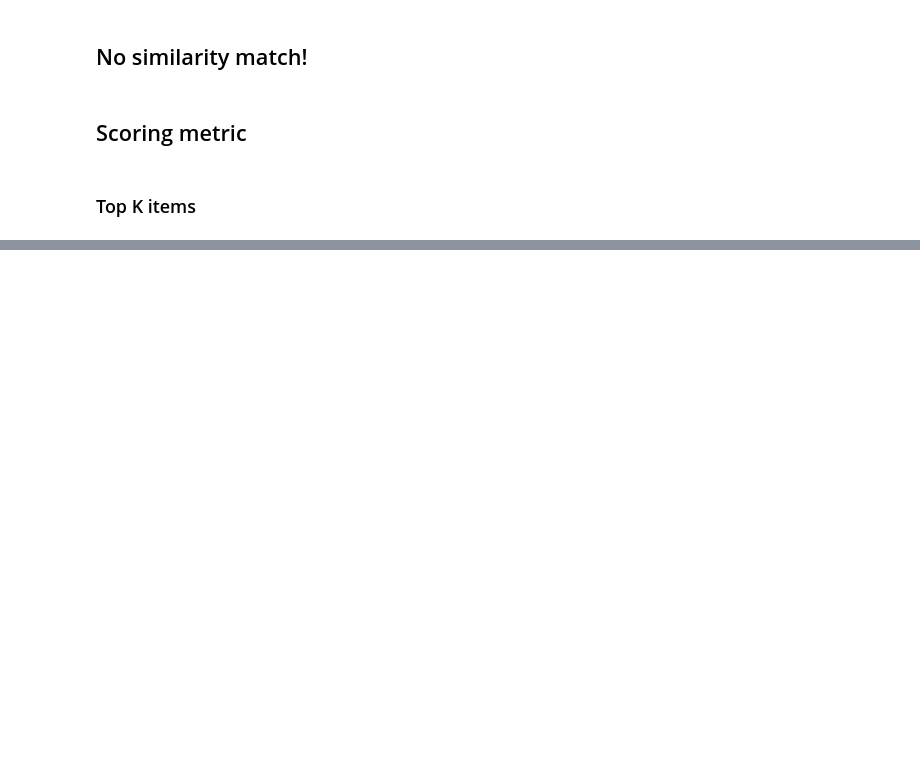
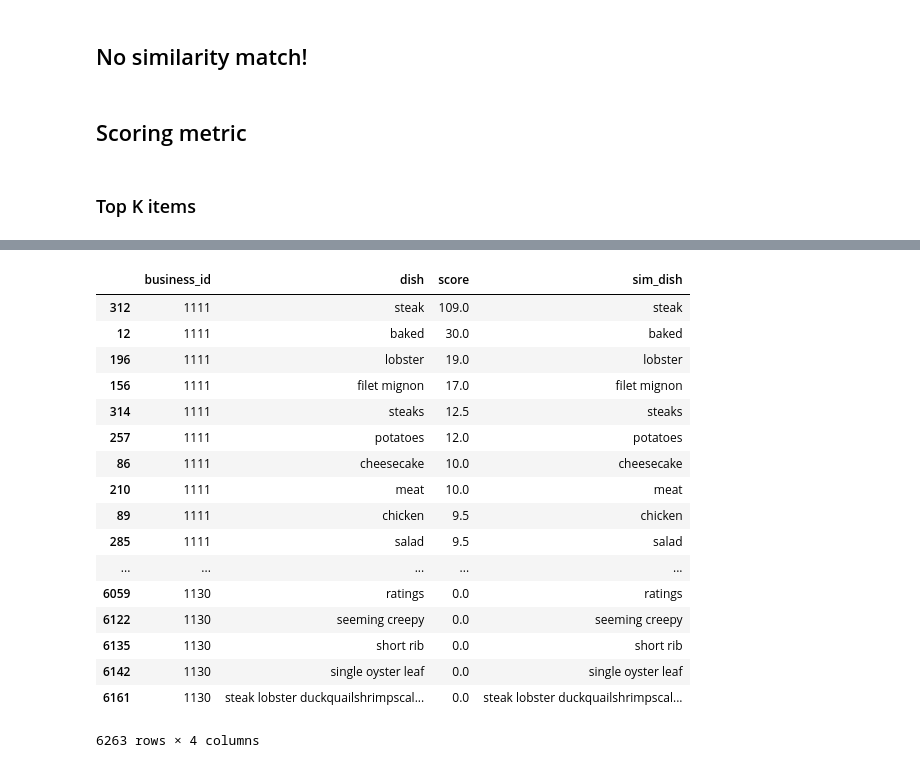
Before and after one commit to aish-anand/word2mouth, a Jupyter notebook: Similarity.ipynb, the cells around one changed output, grey strips where cells are left out. Saved outputs shown, nothing was run; the diff lists cells and outputs as text; code cells hidden in the pictures; blank space fills up the shorter version.

```diff
--- a/Similarity.ipynb
+++ b/Similarity.ipynb
@@ -69,6 +69,7 @@ sent_pred_ents[sent_pred_ents['review_id'].isin(s)].to_csv("new_missing.csv")
 # %% [markdown]
 ## Similarity Between Items
 # %%
+import pandas as pd
 from ast  import literal_eval
 pred_ann_snt = pd.read_csv("predictions_sentence_sentiment.csv", encoding = 'utf8')
 pred_ann_snt['entities'] = pred_ann_snt['entities'].apply(literal_eval)
@@ -76,5 +77,5 @@ pred_ann_snt['len'] = pred_ann_snt['entities'].apply(lambda x: len(x))
 
 print(pred_ann_snt.shape)
 pred_ann_snt.drop(pred_ann_snt[pred_ann_snt.len < 1].index, inplace=True)
-pred_ann_snt.drop(columns='len', inplace=True)
+pred_ann_snt.drop('len',axis=1, inplace=True)
 print(pred_ann_snt.shape)
@@ -160,13 +164,13 @@ print("Before Match!")
 for k in menu_dict_fuzz.keys():
     print(k, len(menu_dict_fuzz.get(k, "")))
 
-for k in menu_dict_fuzz.keys():
+for k in [1111]:
     menu = menu_dict_fuzz.get(k, "")
 #     print(len(menu))
     for item1 in menu:
         for item2 in menu:
             if fuzz.ratio(item1,item2)  > 80 and item1 != item2:
-#                 print(item1," , ", item2, " score = ", fuzz.ratio(item1, item2))
+                print(item1," , ", item2, " score = ", fuzz.ratio(item1, item2))
                 if len(item1) > len(item2):
                     if item2 in menu:
                         menu.remove(item2)
@@ -265,0 +331,33 @@ new_df = scored_df.groupby(['business_id', 'dish']).agg({'score':'sum'}).reset_i
+# %%
+new_df['business_id'] = pd.to_numeric(new_df['business_id'])
+def sim(x):
+    food_list = menu_dict_fuzz.get(x['business_id'], "")
+    for item in food_list:
+        if((fuzz.ratio(item, x['dish']) > 85) & (item!= x['dish'])):
+            if len(item) > len(x['dish']):
+                return item
+        else:
+            return x['dish']
+
+new_df['sim_dish'] = new_df.apply(sim, axis = 1)
+# %%
+new_df.sort_values(['business_id', 'score'], ascending=[True, False])
+# %% [output]
+|  | business_id | dish | score | sim_dish |
+| 312 | 1111 | steak | 109.0 | steak |
+| 12 | 1111 | baked | 30.0 | baked |
+| 196 | 1111 | lobster | 19.0 | lobster |
+| 156 | 1111 | filet mignon | 17.0 | filet mignon |
+| 314 | 1111 | steaks | 12.5 | steaks |
+| 257 | 1111 | potatoes | 12.0 | potatoes |
+| 86 | 1111 | cheesecake | 10.0 | cheesecake |
+| 210 | 1111 | meat | 10.0 | meat |
+| 89 | 1111 | chicken | 9.5 | chicken |
+| 285 | 1111 | salad | 9.5 | salad |
+| ... | ... | ... | ... | ... |
+| 6059 | 1130 | ratings | 0.0 | ratings |
+| 6122 | 1130 | seeming creepy | 0.0 | seeming creepy |
+| 6135 | 1130 | short rib | 0.0 | short rib |
+| 6142 | 1130 | single oyster leaf | 0.0 | single oyster leaf |
+| 6161 | 1130 | steak lobster duckquailshrimpscal... | 0.0 | steak lobster duckquailshrimpscal... |
+6263 rows × 4 columns
```
Also changed, not shown: parts of 7 cells of this notebook.
